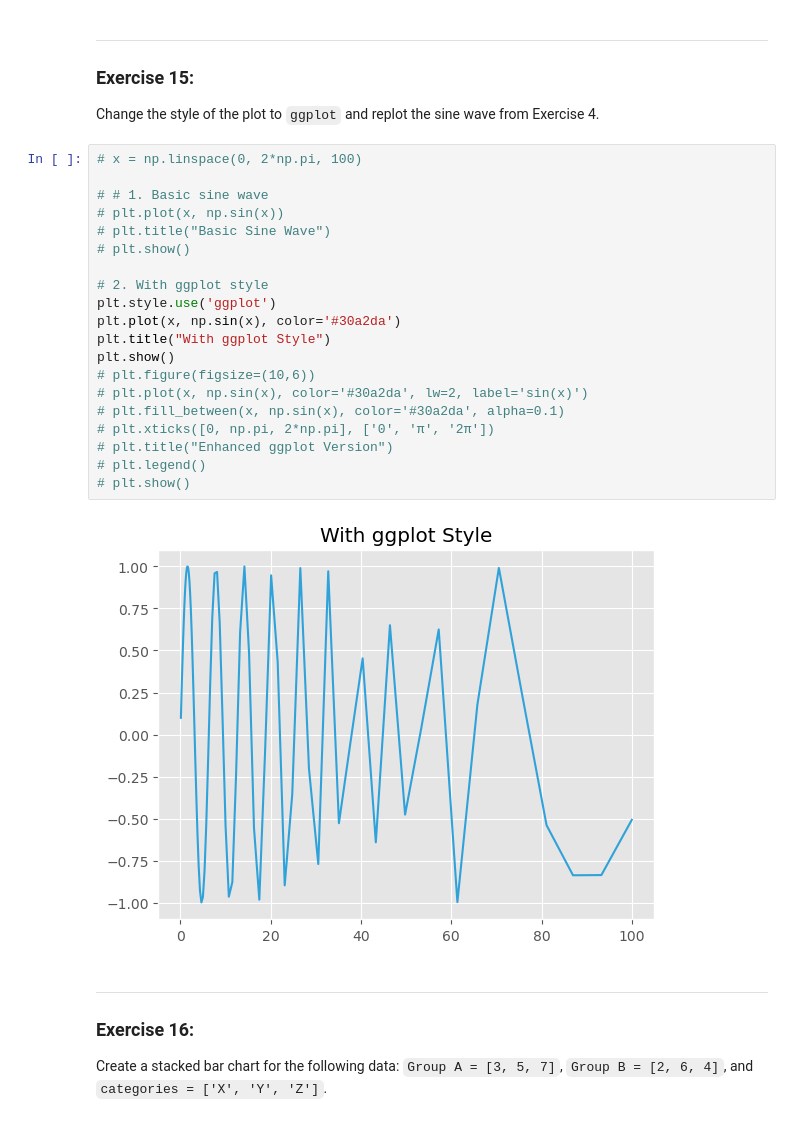
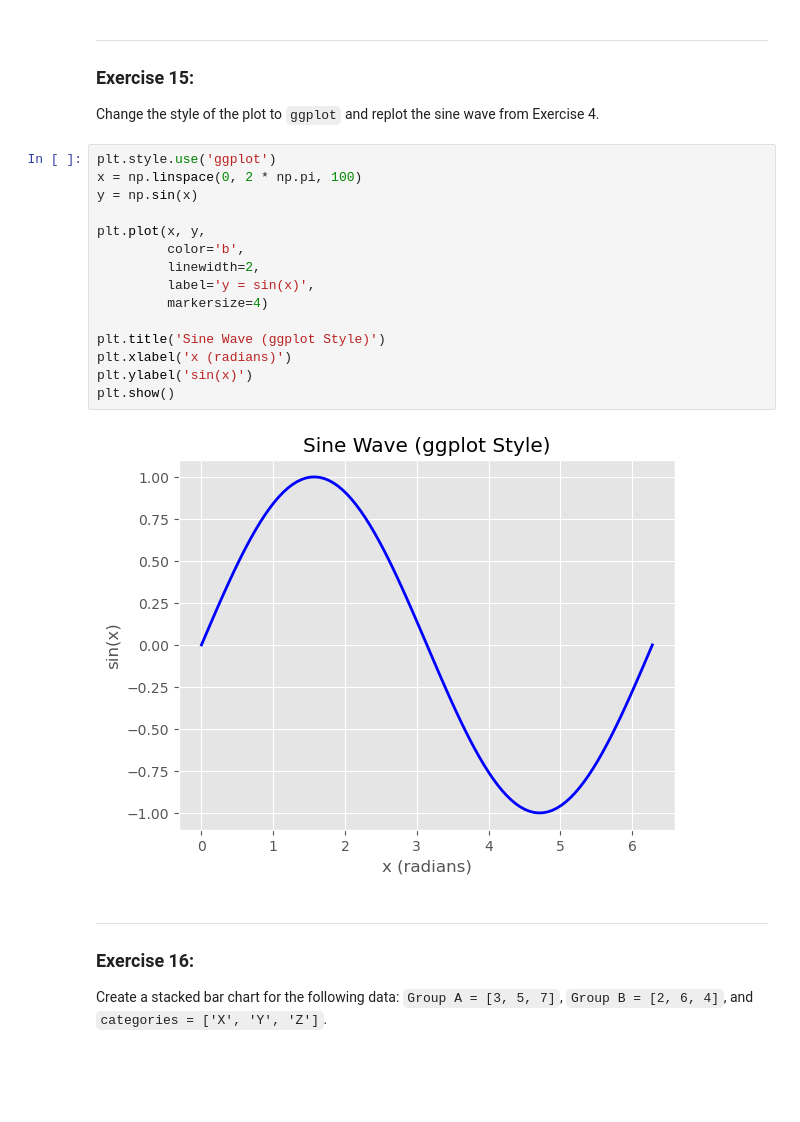
Before and after one commit to JoyeuseNiwe/TekHer-Python-Basics, a Jupyter notebook: Practical_7.ipynb, the cells around one changed output. Cells and saved outputs as stored; diff of their text form; blank space fills up the shorter version.

```diff
--- a/Practical_7.ipynb
+++ b/Practical_7.ipynb
@@ -259,27 +262,22 @@ plt.show()
 ### Exercise 15:
 Change the style of the plot to `ggplot` and replot the sine wave from Exercise 4.
 # %%
-# x = np.linspace(0, 2*np.pi, 100)
+plt.style.use('ggplot')
+x = np.linspace(0, 2 * np.pi, 100)
+y = np.sin(x)
 
-# # 1. Basic sine wave
-# plt.plot(x, np.sin(x))
-# plt.title("Basic Sine Wave")
-# plt.show()
+plt.plot(x, y,
+         color='b',
+         linewidth=2,
+         label='y = sin(x)',
+         markersize=4)
 
-# 2. With ggplot style
-plt.style.use('ggplot')
-plt.plot(x, np.sin(x), color='#30a2da')
-plt.title("With ggplot Style")
+plt.title('Sine Wave (ggplot Style)')
+plt.xlabel('x (radians)')
+plt.ylabel('sin(x)')
 plt.show()
-# plt.figure(figsize=(10,6))
-# plt.plot(x, np.sin(x), color='#30a2da', lw=2, label='sin(x)')
-# plt.fill_between(x, np.sin(x), color='#30a2da', alpha=0.1)
-# plt.xticks([0, np.pi, 2*np.pi], ['0', 'π', '2π'])
-# plt.title("Enhanced ggplot Version")
-# plt.legend()
-# plt.show()
 # %% [output]
-[figure, old version]
+[figure, new version]
 # %% [markdown]
 
 ---
```
Also changed, not shown: parts of 40 cells of this notebook.
